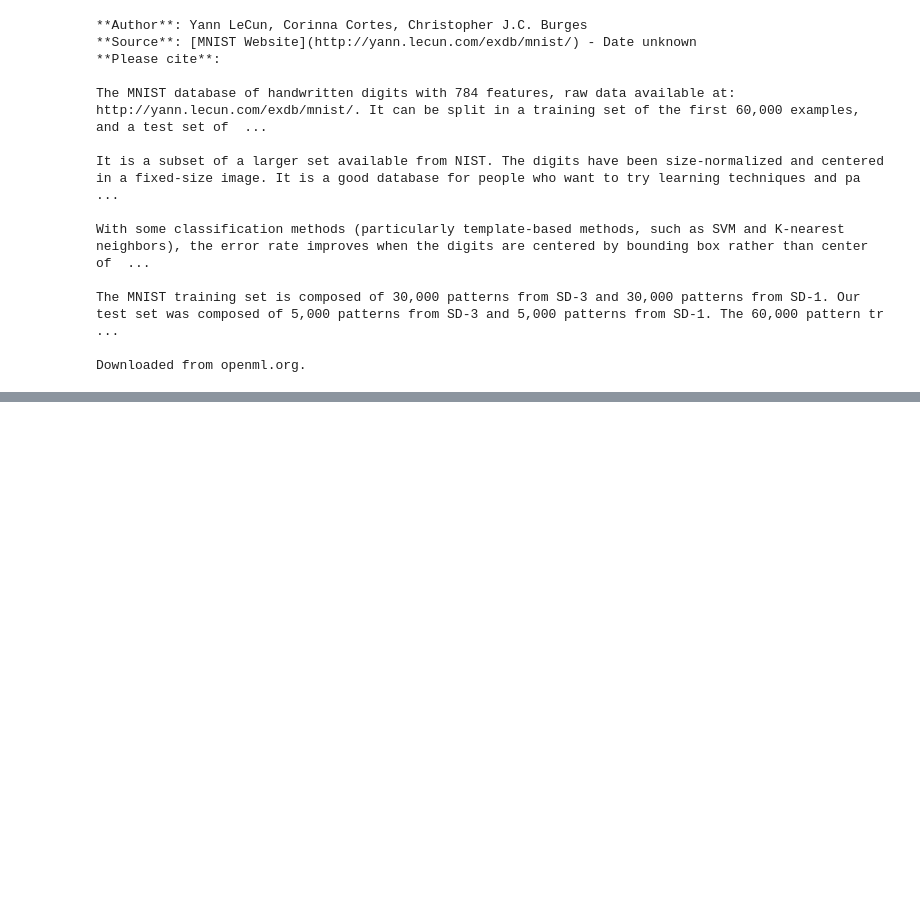
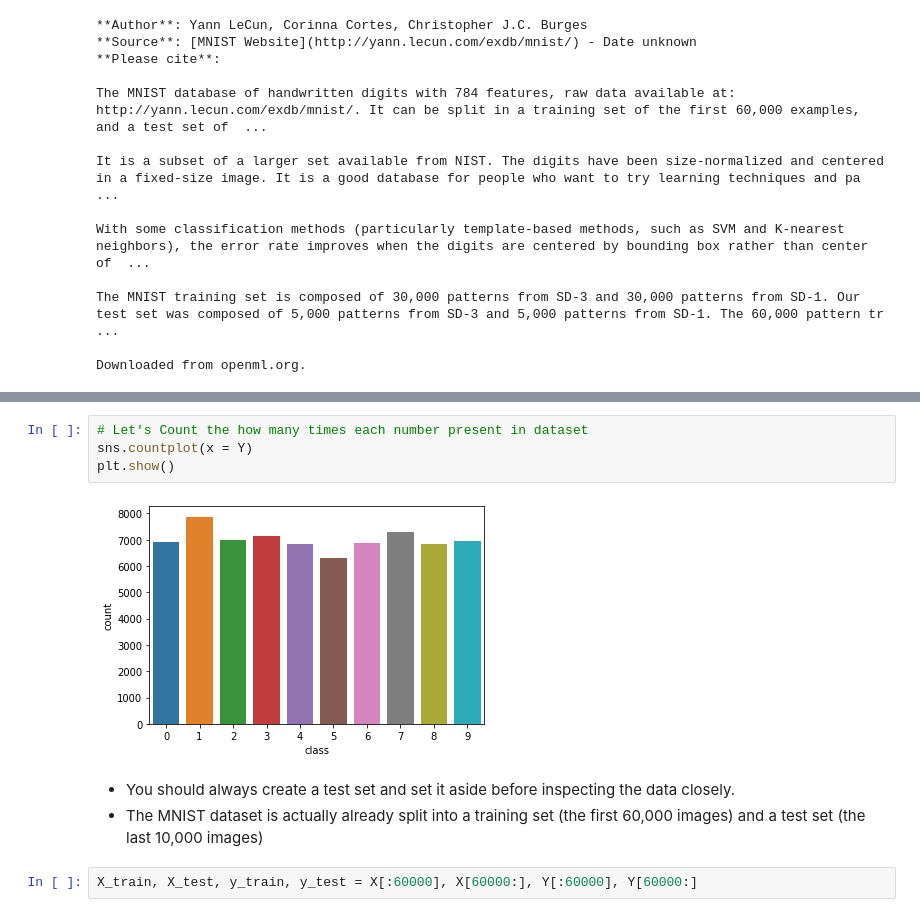
Before and after one commit to Pepcoders/Data-Science-February, a Jupyter notebook: Project/MNIST_Classification.ipynb, the cells around one changed output, grey strips where cells are left out. Drawn from its saved outputs; the diff is of its cells as text; blank space fills up the shorter version.

```diff
--- a/Project/MNIST_Classification.ipynb
+++ b/Project/MNIST_Classification.ipynb
@@ -152,0 +102,12 @@ array([[15856,    74],
+# %%
+# Let's Count the how many times each number present in dataset
+sns.countplot(x = Y)
+plt.show()
+# %% [output]
+[figure, added]
+# %% [markdown]
+* You should always create a test set and set it aside before inspecting the data
+closely.
+* The MNIST dataset is actually already split into a training set (the first 60,000 images) and a test set (the last 10,000 images)
+# %%
+X_train, X_test, y_train, y_test = X[:60000], X[60000:], Y[:60000], Y[60000:]
```
Also changed, not shown: parts of 50 cells of this notebook.
